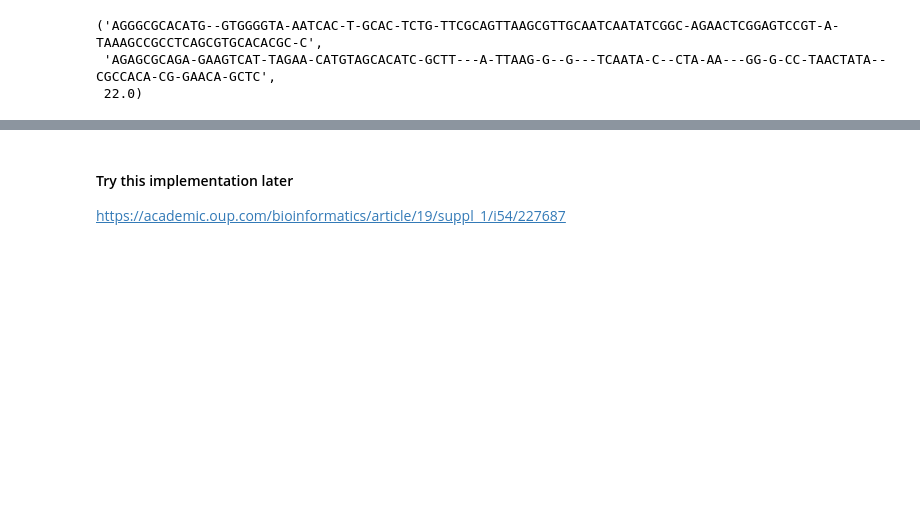
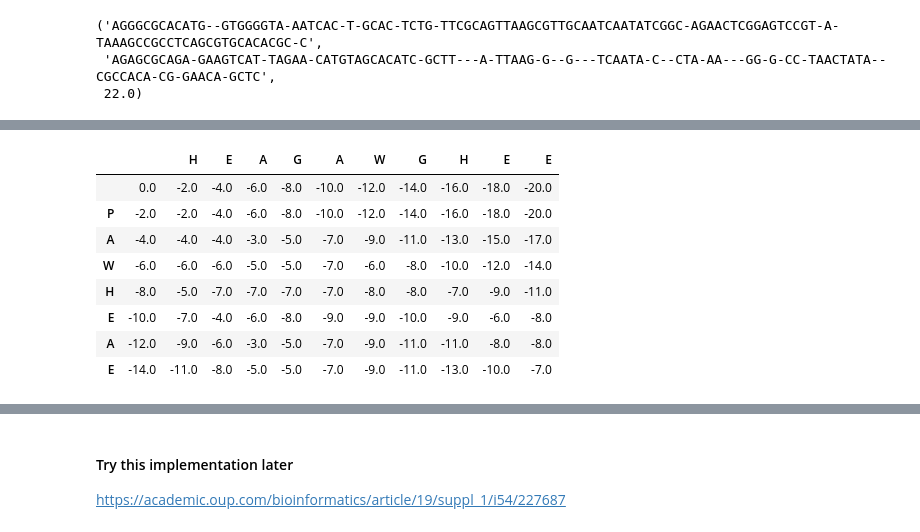
Before and after one commit to rodriguezmDNA/bioinformaticsAlgorithms, a Jupyter notebook: GlocalAlignment.ipynb, the cells around one changed output, grey strips where cells are left out. Saved outputs shown, nothing was run; the diff lists cells and outputs as text; code cells hidden in the pictures; blank space fills up the shorter version.

```diff
--- a/GlocalAlignment.ipynb
+++ b/GlocalAlignment.ipynb
@@ -4,12 +4,10 @@ https://academic.oup.com/bioinformatics/article/19/suppl_1/i54/227687
 # %%
 import pandas as pd
 import numpy as np
-def createScorMat(match = 1,mismatch = 0):
+def createScorMat(match = 1,mismatch = 0,nts = ['A','C','T','G']):
     """
     Create scoring matrix for nucleotides with a given match and mismatch values
     """
-    nts = ['A','C','T','G']
-
     scoringMatrix = np.zeros((len(nts),len(nts)),)
     np.fill_diagonal(scoringMatrix,match)
     scoringMatrix
@@ -331,0 +313,6 @@ w,z
+# %%
+x='PAWHEAE'
+y='HEAGAWGHEE'
+indel = -2
+subMat = createScorMat(match = 1,mismatch = -2,nts = list(set(y) | set(x)))
+subMat
@@ -331,0 +327,15 @@ w,z
+# %%
+smLocal,_ = scoringMatrix_local(y,x,subMat,indel)
+smGlobal = scoringMatrix_global(y,x,subMat,indel)
+# %%
+vizScoringMat(y,x,smGlobal)
+# %% [output]
+|  |  | H | E | A | G | A | W | G | H | E | E |
+|  | 0.0 | -2.0 | -4.0 | -6.0 | -8.0 | -10.0 | -12.0 | -14.0 | -16.0 | -18.0 | -20.0 |
+| P | -2.0 | -2.0 | -4.0 | -6.0 | -8.0 | -10.0 | -12.0 | -14.0 | -16.0 | -18.0 | -20.0 |
+| A | -4.0 | -4.0 | -4.0 | -3.0 | -5.0 | -7.0 | -9.0 | -11.0 | -13.0 | -15.0 | -17.0 |
+| W | -6.0 | -6.0 | -6.0 | -5.0 | -5.0 | -7.0 | -6.0 | -8.0 | -10.0 | -12.0 | -14.0 |
+| H | -8.0 | -5.0 | -7.0 | -7.0 | -7.0 | -7.0 | -8.0 | -8.0 | -7.0 | -9.0 | -11.0 |
+| E | -10.0 | -7.0 | -4.0 | -6.0 | -8.0 | -9.0 | -9.0 | -10.0 | -9.0 | -6.0 | -8.0 |
+| A | -12.0 | -9.0 | -6.0 | -3.0 | -5.0 | -7.0 | -9.0 | -11.0 | -11.0 | -8.0 | -8.0 |
+| E | -14.0 | -11.0 | -8.0 | -5.0 | -5.0 | -7.0 | -9.0 | -11.0 | -13.0 | -10.0 | -7.0 |
```
Also changed, not shown: parts of 6 cells of this notebook.
